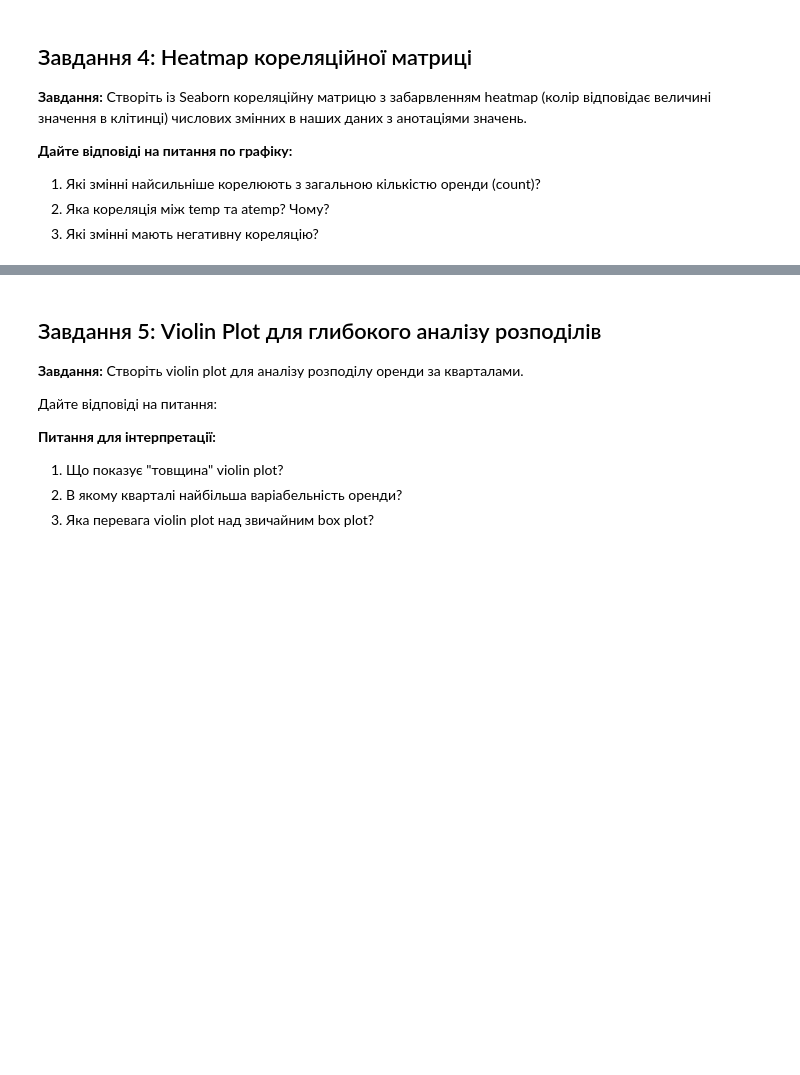
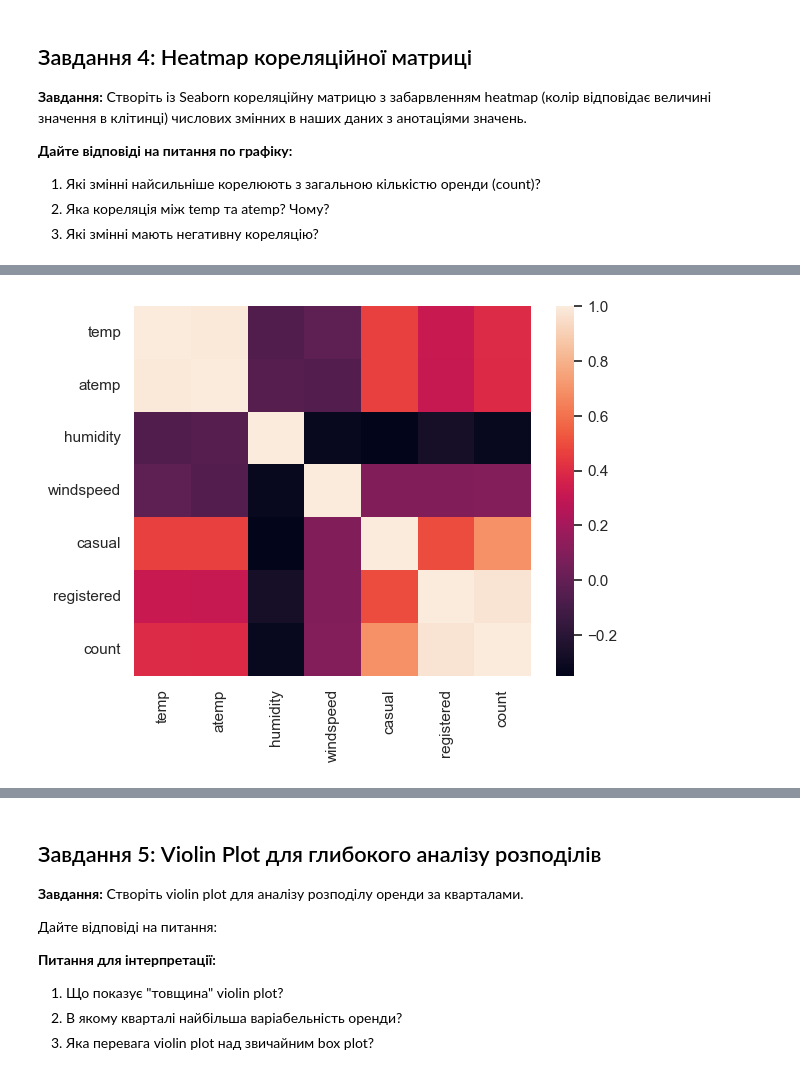
Before and after one commit to OlenaBabko/DataAnalytics_DataLovesAcademy, a Jupyter notebook: modul_11_Visualisation_Matplotlib_Seaborn_Plotly/hw/HW_11_3_Stat_Visual_Seaborn.ipynb, the cells around one changed output, grey strips where cells are left out. Saved outputs shown, nothing was run; the diff lists cells and outputs as text; code cells hidden in the pictures; blank space fills up the shorter version.

```diff
--- a/modul_11_Visualisation_Matplotlib_Seaborn_Plotly/hw/HW_11_3_Stat_Visual_Seaborn.ipynb
+++ b/modul_11_Visualisation_Matplotlib_Seaborn_Plotly/hw/HW_11_3_Stat_Visual_Seaborn.ipynb
@@ -229,3 +278,8 @@ plt.show()
 1. Які змінні найсильніше корелюють з загальною кількістю оренди (count)?
 2. Яка кореляція між temp та atemp? Чому?
 3. Які змінні мають негативну кореляцію?
+# %%
+numeric = ["temp", "atemp", "humidity", "windspeed", "casual", "registered", "count"]
+# %%
+corr_matrix = df[numeric].corr()
+corr_matrix
@@ -231,0 +295,4 @@ plt.show()
+# %%
+sns.heatmap(corr_matrix);
+# %% [output]
+[figure, added]
```
Also changed, not shown: parts of 10 cells of this notebook.
